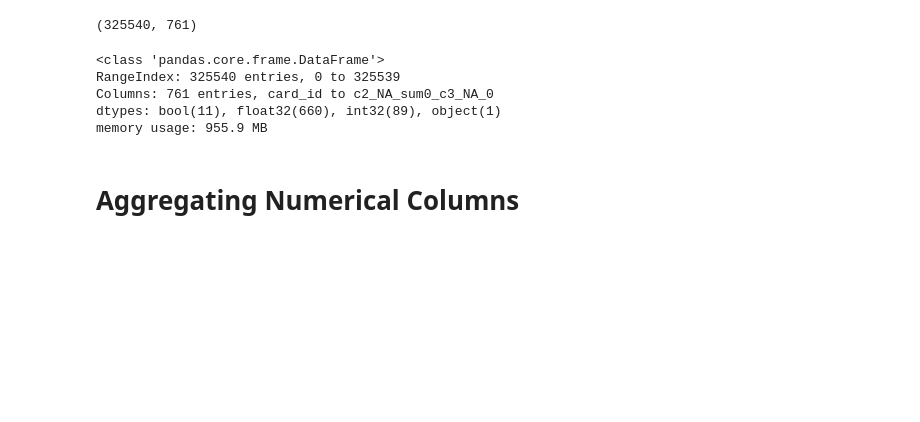
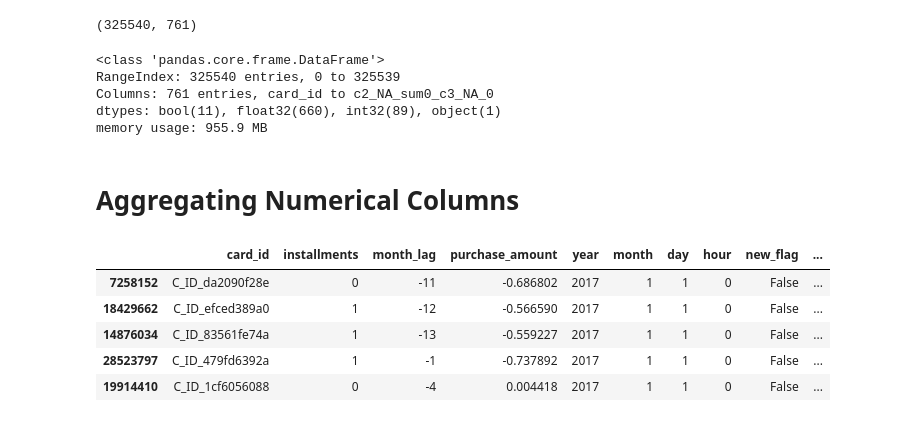
Before and after one commit to quinnbooth/ML-Consumer-Loyalty-Score, a Jupyter notebook: feature_engineering.ipynb, the cells around one changed output. Saved outputs shown, nothing was run; the diff lists cells and outputs as text; code cells hidden in the pictures; blank space fills up the shorter version.

```diff
--- a/feature_engineering.ipynb
+++ b/feature_engineering.ipynb
@@ -208,3 +208,20 @@ memory usage: 955.9 MB
 bool_features.to_csv('./Data/bool_features.csv', index=False)
 # %% [markdown]
 # Aggregating Numerical Columns
+# %%
+# Isolate relevant features, we will still make use of booleans
+
+num_cols = [
+    'installments', 'month_lag', 'purchase_amount', 'year', 'month', 'day', 'hour'
+]
+
+num_df = df[['card_id'] + num_cols + list(renaming.keys())]
+num_df.rename(columns=renaming, inplace=True)
+num_df.head()
+# %% [output]
+|  | card_id | installments | month_lag | purchase_amount | year | month | day | hour | new_flag | ... |
+| 7258152 | C_ID_da2090f28e | 0 | -11 | -0.686802 | 2017 | 1 | 1 | 0 | False | ... |
+| 18429662 | C_ID_efced389a0 | 1 | -12 | -0.566590 | 2017 | 1 | 1 | 0 | False | ... |
+| 14876034 | C_ID_83561fe74a | 1 | -13 | -0.559227 | 2017 | 1 | 1 | 0 | False | ... |
+| 28523797 | C_ID_479fd6392a | 1 | -1 | -0.737892 | 2017 | 1 | 1 | 0 | False | ... |
+| 19914410 | C_ID_1cf6056088 | 0 | -4 | 0.004418 | 2017 | 1 | 1 | 0 | False | ... |
```
Also changed, not shown: parts of 6 cells of this notebook.
